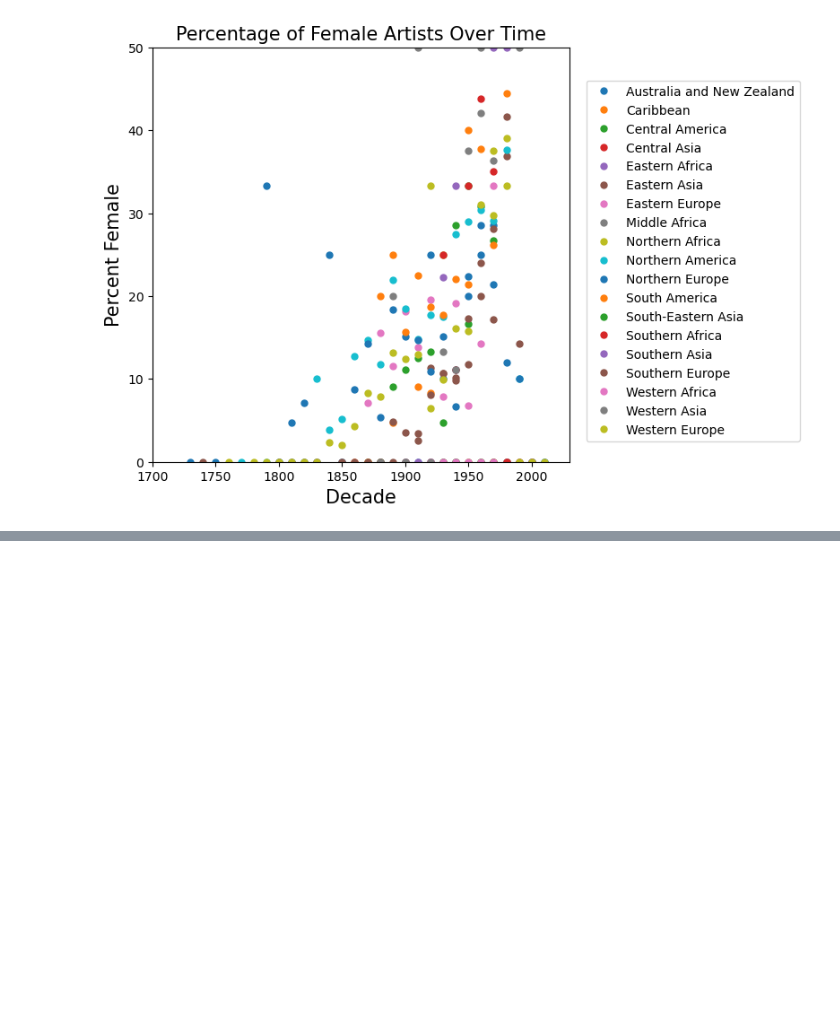
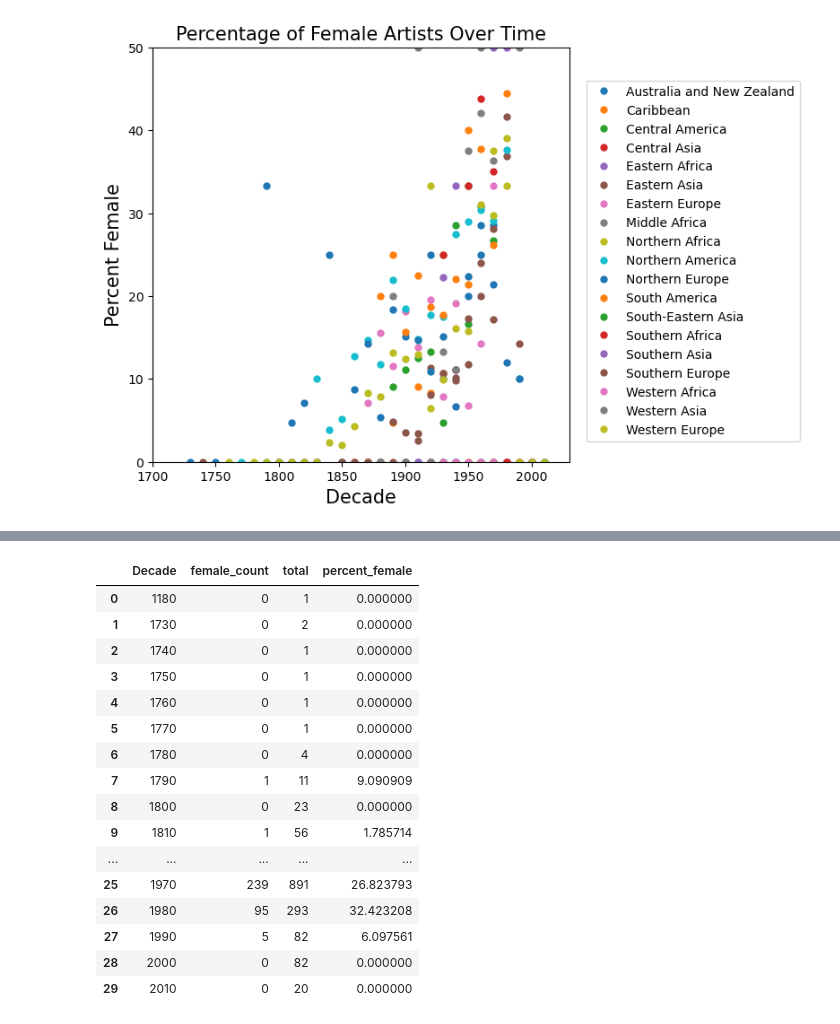
Before and after one commit to Isabelle-Raad/Final_Project_1, a Jupyter notebook: Percent_female.ipynb, the cells around one changed output, grey strips where cells are left out. Drawn from its saved outputs; the diff is of its cells as text; code cells hidden in the pictures; blank space fills up the shorter version.

```diff
--- a/Percent_female.ipynb
+++ b/Percent_female.ipynb
@@ -213,0 +234,26 @@ plt.show()
+# %%
+by_year['Decade'] = by_year['BeginDate'].apply(end0)
+by_year['Decade'] = by_year['Decade'].astype(int)
+by_decade = by_year.groupby(['Decade']).sum()
+by_decade = by_decade.reset_index()
+by_decade['percent_female'] = by_decade['female_count'] / by_decade['total'] * 100
+by_decade = by_decade.drop('BeginDate', axis=1)
+by_decade
+# %% [output]
+|  | Decade | female_count | total | percent_female |
+| 0 | 1180 | 0 | 1 | 0.000000 |
+| 1 | 1730 | 0 | 2 | 0.000000 |
+| 2 | 1740 | 0 | 1 | 0.000000 |
+| 3 | 1750 | 0 | 1 | 0.000000 |
+| 4 | 1760 | 0 | 1 | 0.000000 |
+| 5 | 1770 | 0 | 1 | 0.000000 |
+| 6 | 1780 | 0 | 4 | 0.000000 |
+| 7 | 1790 | 1 | 11 | 9.090909 |
+| 8 | 1800 | 0 | 23 | 0.000000 |
+| 9 | 1810 | 1 | 56 | 1.785714 |
+| ... | ... | ... | ... | ... |
+| 25 | 1970 | 239 | 891 | 26.823793 |
+| 26 | 1980 | 95 | 293 | 32.423208 |
+| 27 | 1990 | 5 | 82 | 6.097561 |
+| 28 | 2000 | 0 | 82 | 0.000000 |
+| 29 | 2010 | 0 | 20 | 0.000000 |
```
Also changed, not shown: parts of 3 cells of this notebook, 4 other files.
